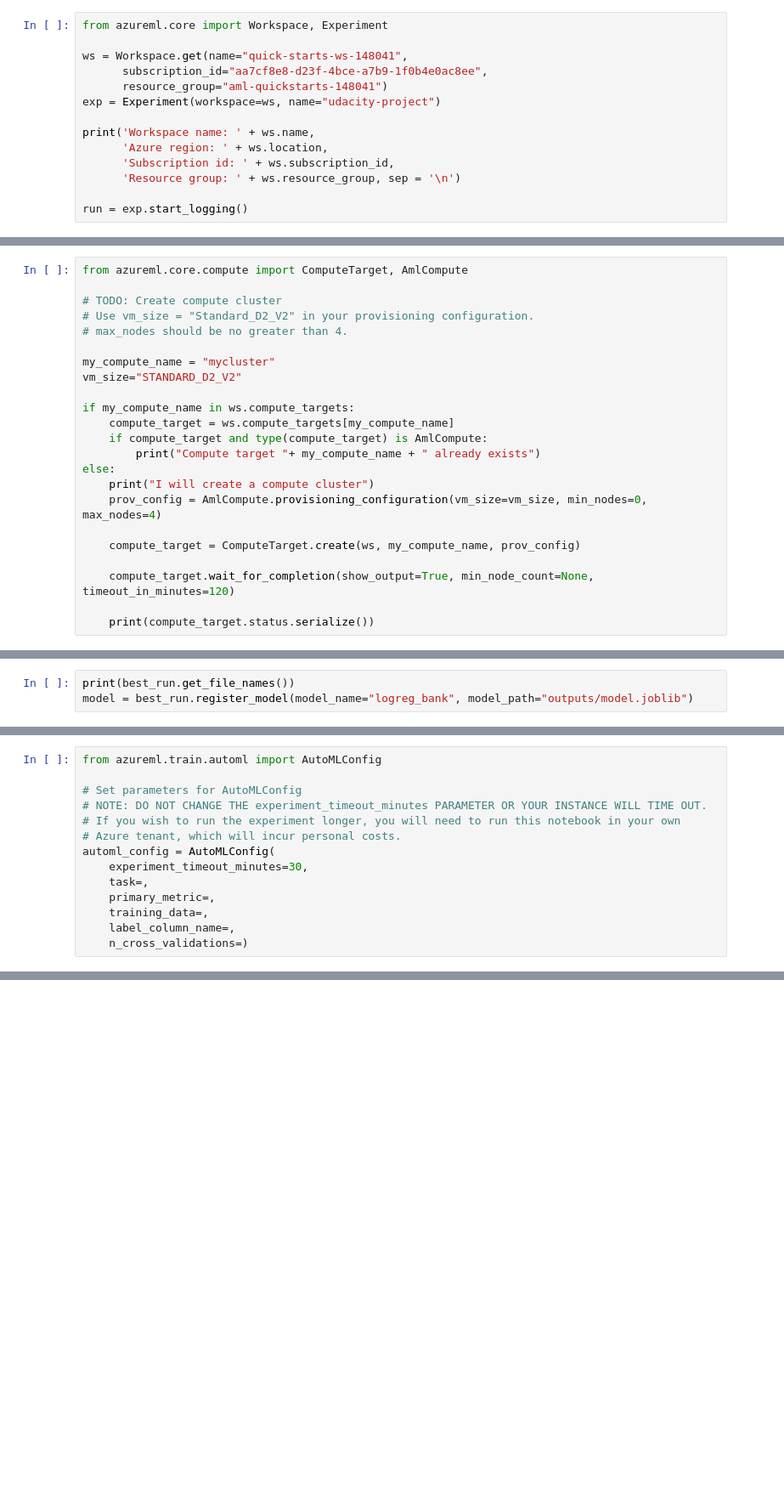
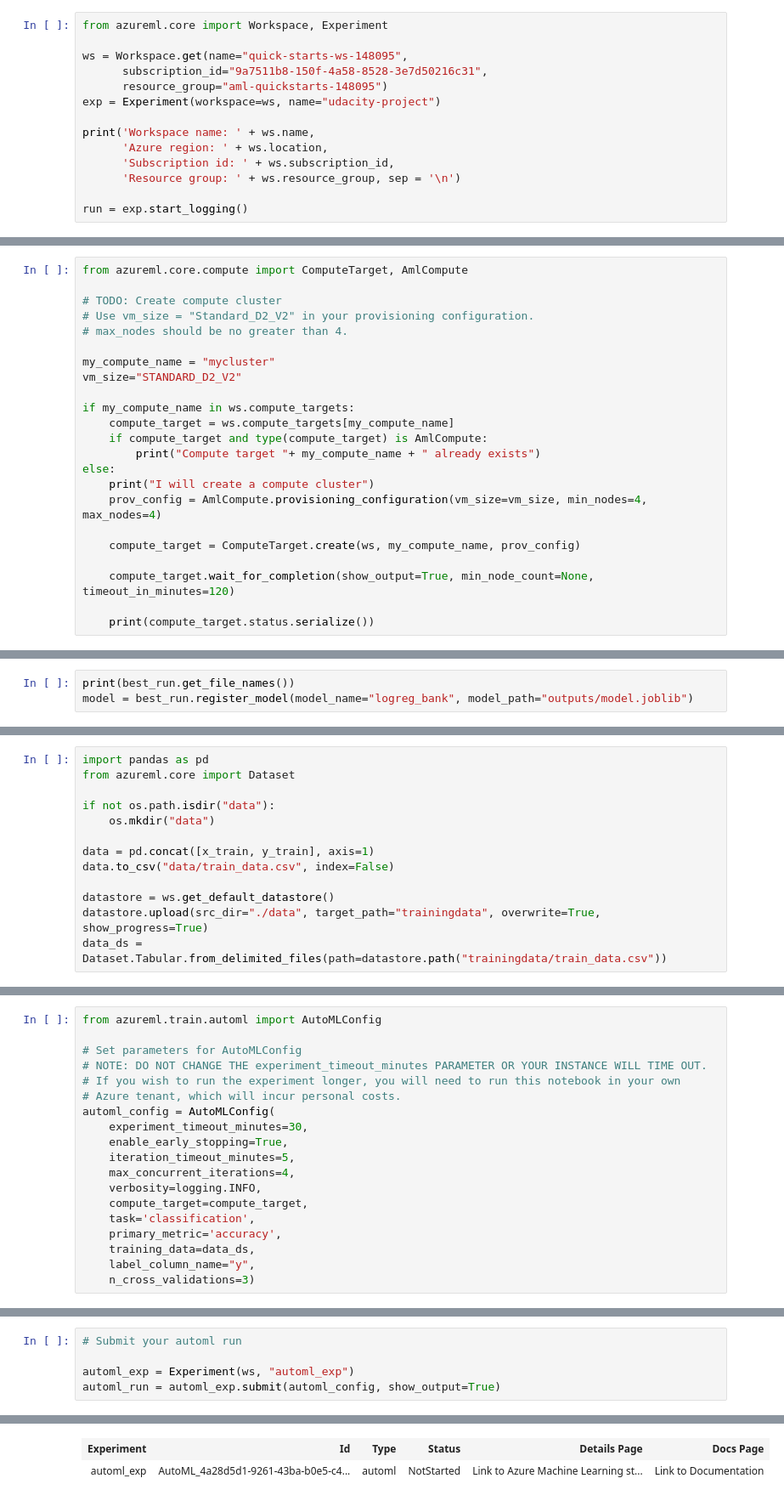
Before and after one commit to franciscocebcar/udacity_optimizing_ml_pipeline, a Jupyter notebook: udacity-project.ipynb, the cells around one changed output, grey strips where cells are left out. Shown at 85% size. Cells and saved outputs as stored; diff of their text form; blank space fills up the shorter version.

```diff
--- a/udacity-project.ipynb
+++ b/udacity-project.ipynb
@@ -1,9 +1,9 @@
 # %%
 from azureml.core import Workspace, Experiment
 
-ws = Workspace.get(name="quick-starts-ws-148041",
-      subscription_id="aa7cf8e8-d23f-4bce-a7b9-1f0b4e0ac8ee",
-      resource_group="aml-quickstarts-148041")
+ws = Workspace.get(name="quick-starts-ws-148095",
+      subscription_id="9a7511b8-150f-4a58-8528-3e7d50216c31",
+      resource_group="aml-quickstarts-148095")
 exp = Experiment(workspace=ws, name="udacity-project")
 
 print('Workspace name: ' + ws.name,
@@ -33,7 +33,7 @@ if my_compute_name in ws.compute_targets:
         print("Compute target "+ my_compute_name + " already exists")
 else:
     print("I will create a compute cluster")
-    prov_config = AmlCompute.provisioning_configuration(vm_size=vm_size, min_nodes=0, max_nodes=4)
+    prov_config = AmlCompute.provisioning_configuration(vm_size=vm_size, min_nodes=4, max_nodes=4)
 
     compute_target = ComputeTarget.create(ws, my_compute_name, prov_config)
 
@@ -136,0 +130,13 @@ x, y = clean_data(### YOUR DATA OBJECT HERE ###)
+# %%
+import pandas as pd
+from azureml.core import Dataset
+
+if not os.path.isdir("data"):
+    os.mkdir("data")
+
+data = pd.concat([x_train, y_train], axis=1)
+data.to_csv("data/train_data.csv", index=False)
+
+datastore = ws.get_default_datastore()
+datastore.upload(src_dir="./data", target_path="trainingdata", overwrite=True, show_progress=True)
+data_ds = Dataset.Tabular.from_delimited_files(path=datastore.path("trainingdata/train_data.csv"))
@@ -143,8 +154,13 @@ from azureml.train.automl import AutoMLConfig
 # Azure tenant, which will incur personal costs.
 automl_config = AutoMLConfig(
     experiment_timeout_minutes=30,
-    task=,
-    primary_metric=,
-    training_data=,
-    label_column_name=,
-    n_cross_validations=)
+    enable_early_stopping=True,
+    iteration_timeout_minutes=5,
+    max_concurrent_iterations=4,
+    verbosity=logging.INFO,
+    compute_target=compute_target,
+    task='classification',
+    primary_metric='accuracy',
+    training_data=data_ds,
+    label_column_name="y",
+    n_cross_validations=3)
@@ -154,0 +167,6 @@ automl_config = AutoMLConfig(
+# %%
+# Submit your automl run
+
+automl_exp = Experiment(ws, "automl_exp")
+automl_run = automl_exp.submit(automl_config, show_output=True)
+# %% [output]
@@ -154,0 +176,2 @@ automl_config = AutoMLConfig(
+| Experiment | Id | Type | Status | Details Page | Docs Page |
+| automl_exp | AutoML_4a28d5d1-9261-43ba-b0e5-c4... | automl | NotStarted | Link to Azure Machine Learning st... | Link to Documentation |
```
Also changed, not shown: parts of 13 cells of this notebook, 1 other file.
